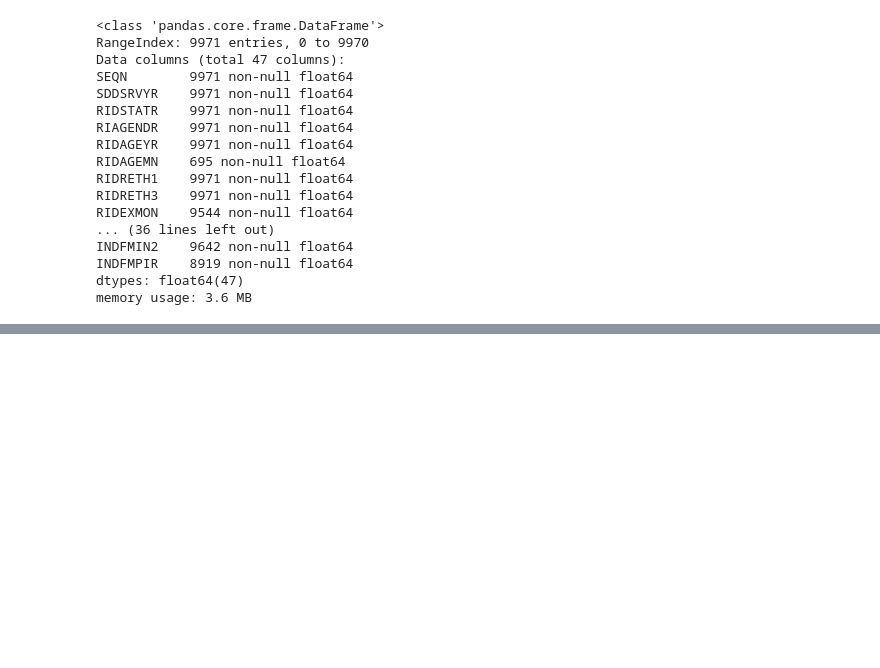
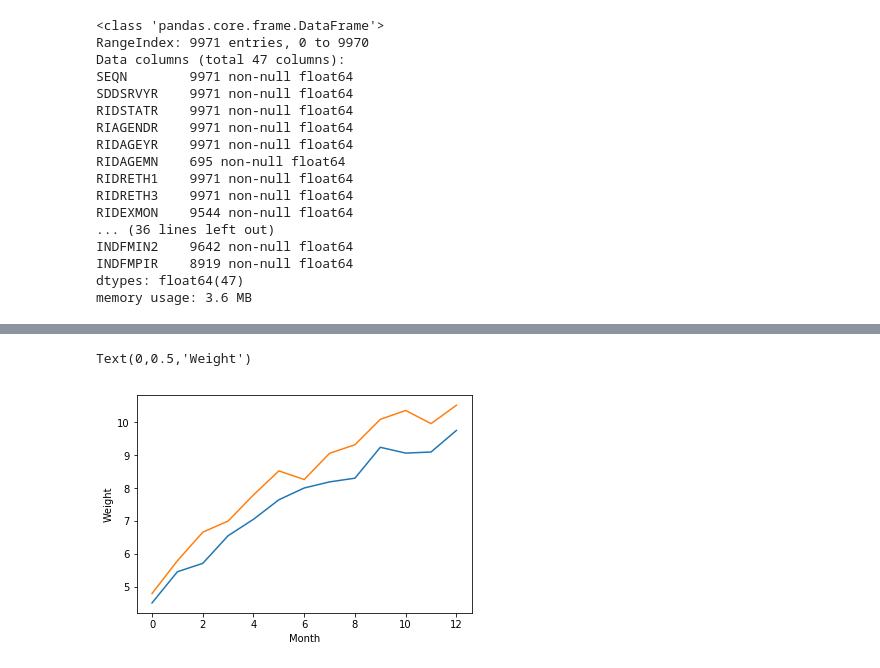
Before and after one commit to joygraciacia/2019-sp-stats131, a Jupyter notebook: midterm_sandbox.ipynb, the cells around one changed output, grey strips where cells are left out. Saved outputs shown, nothing was run; the diff lists cells and outputs as text; code cells hidden in the pictures; blank space fills up the shorter version.

```diff
--- a/midterm_sandbox.ipynb
+++ b/midterm_sandbox.ipynb
@@ -155,0 +131,6 @@ Name: RIDAGEYR, Length: 9544, dtype: float64
+# %%
+boy=merged[merged.loc[:,'RIDAGEMN']<13]
+boy=boy[boy.loc[:,'RIAGENDR']==1]
+boy=boy.groupby(['RIDAGEMN'])
+boy=boy['BMXWT'].mean()
+print(boy)
@@ -155,0 +153,6 @@ Name: RIDAGEYR, Length: 9544, dtype: float64
+# %%
+girl=merged[merged.loc[:,'RIDAGEMN']<13]
+girl=girl[girl.loc[:,'RIAGENDR']==2]
+girl=girl.groupby(['RIDAGEMN'])
+girl=girl['BMXWT'].mean()
+print(girl)
@@ -155,0 +193,8 @@ Name: RIDAGEYR, Length: 9544, dtype: float64
+# %%
+plt.plot(girl.index,girl)
+plt.plot(boy.index,boy)
+plt.xlabel('Month')
+plt.ylabel('Weight')
+# %% [output]
+Text(0,0.5,'Weight')
+[figure, added]
```
Also changed, not shown: parts of 37 cells of this notebook, 9 other files.
